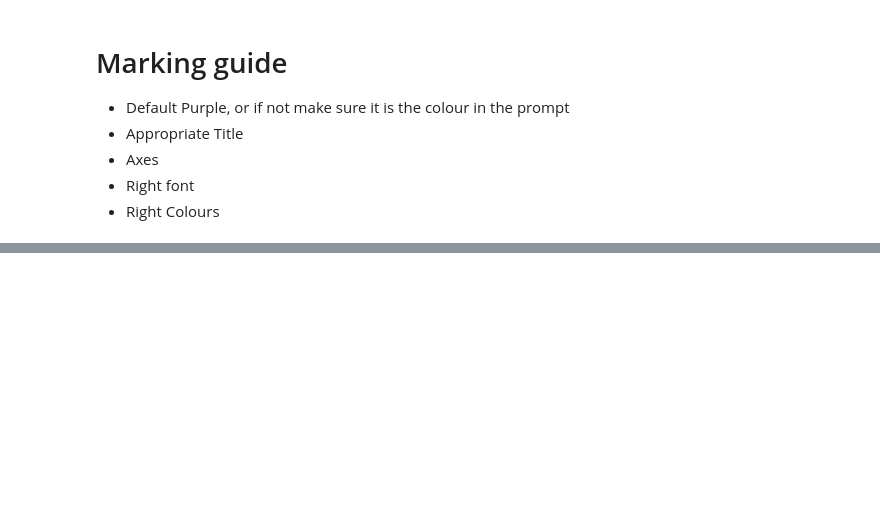
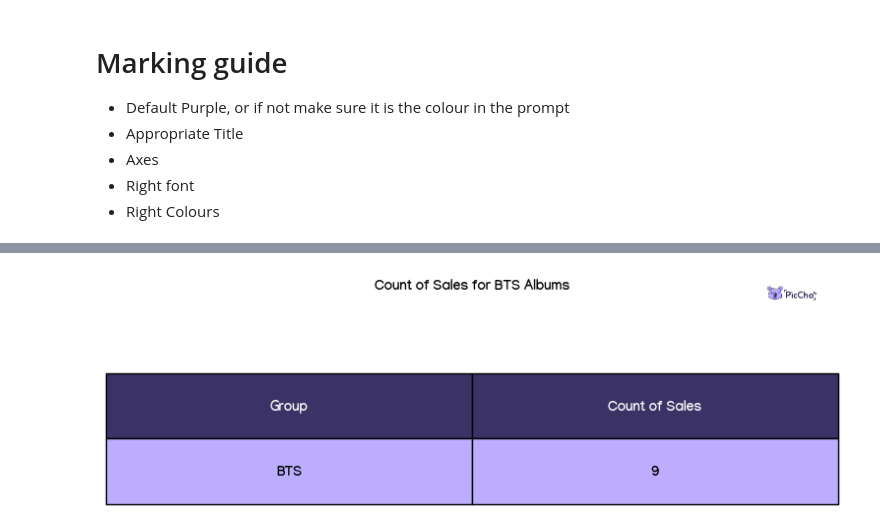
Before and after one commit to kasmello/ChoAI, a Jupyter notebook: train.ipynb, the cells around one changed output, grey strips where cells are left out. Saved outputs shown, nothing was run; the diff lists cells and outputs as text; code cells hidden in the pictures; blank space fills up the shorter version.

```diff
--- a/train.ipynb
+++ b/train.ipynb
@@ -129,3 +104,37 @@ plt.show()
+# %%
+filtered_df = df[df['type']=='BTS']
+count_sales = filtered_df.groupby('type').size().reset_index()
+count_sales.columns = ['Group', 'Count of Sales']
+
+fig, ax = plt.subplots(figsize=(8, 1))
+ax.axis('off')
+ax.axis('tight')
+table = ax.table(
+    cellText=count_sales.values,
+    colLabels=count_sales.columns,
+    cellLoc='center'
+)
+logo_ax = fig.add_axes([0.8, 0.85, 0.15, 0.15], anchor='NE', zorder=1)
+logo_ax.imshow(logo_img)
+logo_ax.axis('off')
+
+table.auto_set_font_size(False)
+table.set_fontsize(14)
+table.scale(1.2, 4)
+
+for (i, j), cell in table.get_celld().items():
+    if i == 0:
+        cell.set_text_props(weight='bold', color='white',font=manjari_bold)
+        cell.set_facecolor(dark)
+    else:
+        cell.set_text_props(weight='bold', color='black',font=manjari_bold)
+        cell.set_facecolor(medium) if i % 2 == 0 else cell.set_facecolor(light)
+
+ax.set_title('Count of Sales for BTS Albums', fontsize=20, weight='bold', font_properties=manjari_bold)
+plt.tight_layout()
+plt.show()
+# %% [output]
+[figure, added]
 # %%
 #give me a table of total albumns sold per month
 
```
Also changed, not shown: parts of 19 cells of this notebook, 5 other files.
